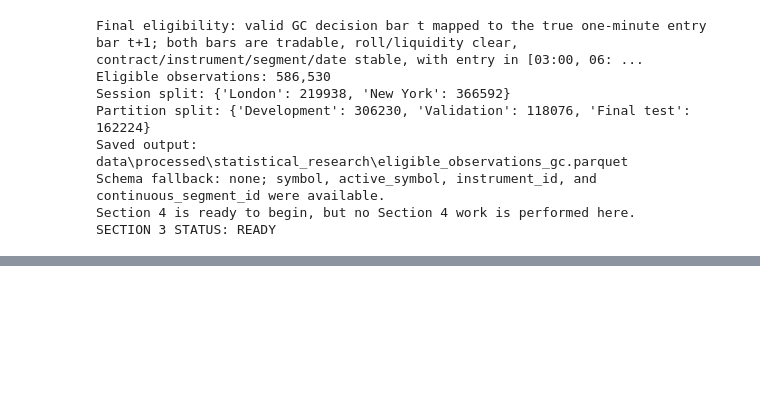
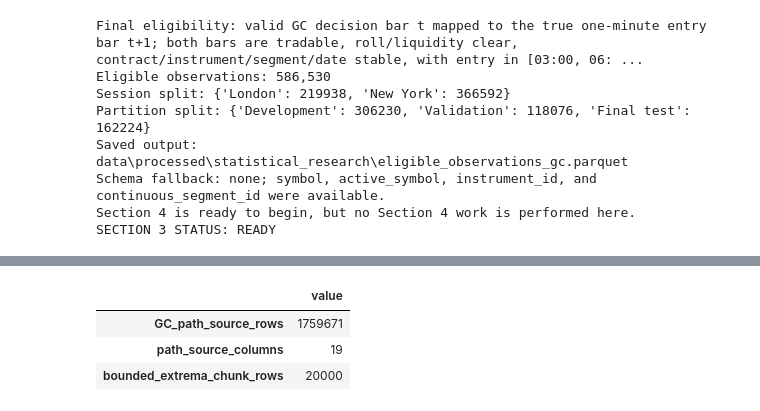
Before and after one commit to Abond1234/GC-1m-OHLCV-QUANTITATIVE-ANALYSIS, a Jupyter notebook: notebooks/exploration/statistical_feature_research.ipynb, the cells around one changed output, grey strips where cells are left out. Saved outputs shown, nothing was run; the diff lists cells and outputs as text; code cells hidden in the pictures; blank space fills up the shorter version.

```diff
--- a/notebooks/exploration/statistical_feature_research.ipynb
+++ b/notebooks/exploration/statistical_feature_research.ipynb
@@ -1075,7 +1075,7 @@ production_validation_checks = pd.Series(
             .all()
         ),
         "no_entries_during_06_to_07_gap": bool(
-            ~eligible_entry_minute.between(LONDON_END_MINUTE_NY, NEW_YORK_START_MINUTE_NY - 1).any()
+            not eligible_entry_minute.between(LONDON_END_MINUTE_NY, NEW_YORK_START_MINUTE_NY - 1).any()
         ),
         "no_entries_at_or_after_noon": bool(eligible_entry_minute.lt(NEW_YORK_END_MINUTE_NY).all()),
         "same_New_York_date_as_forced_exit": bool(
@@ -1343,0 +1350,53 @@ SECTION 3 STATUS: READY
+# %%
+import io
+import unittest
+
+if str(PROJECT_ROOT) not in sys.path:
+    sys.path.insert(0, str(PROJECT_ROOT))
+
+from src.statistical_research.labels import (
+    EXPANSION_QUANTILE,
+    FORWARD_HORIZONS_MINUTES,
+    GC_TICK_SIZE,
+    LABEL_REASON_CATEGORIES,
+    build_forward_label_table,
+    build_label_availability_report,
+)
+
+assert section_3_ready
+assert FORWARD_HORIZONS_MINUTES == (5, 15, 30, 60, 120, 180)
+assert GC_TICK_SIZE == 0.10
+assert EXPANSION_QUANTILE == 0.80
+EXPECTED_SECTION_4_ROWS = 586_530
+LABEL_CHUNK_SIZE = 20_000
+FORWARD_LABELS_PATH = STATISTICAL_RESEARCH_DATA_DIR / "forward_labels_gc.parquet"
+EXPANSION_THRESHOLDS_PATH = STATISTICAL_RESEARCH_DATA_DIR / "forward_label_expansion_thresholds_gc.parquet"
+
+SECTION_4_SOURCE_COLUMNS = [
+    "ts_event_utc", "ts_event_ny", "trade_date_ny", "product", "symbol",
+    "active_symbol", "instrument_id", "continuous_segment_id",
+    "open", "high", "low", "close", "tradable_research_flag",
+    "roll_window_flag", "roll_window_type", "low_liquidity_active_day_flag",
+    "low_liquidity_warning_flag", "rolling_atr_20m",
+]
+TRUSTED_SAMPLE_INDEX = np.linspace(0, len(research_bars) - 1, 11, dtype=np.int64)
+trusted_research_bars_signature = {
+    "object_id": id(research_bars),
+    "shape": research_bars.shape,
+    "columns": tuple(research_bars.columns),
+    "dtypes": tuple(map(str, research_bars.dtypes)),
+    "sample_hash": int(pd.util.hash_pandas_object(research_bars.iloc[TRUSTED_SAMPLE_INDEX], index=True).sum()),
+}
+gc_path_source = research_bars.loc[gc_source_mask, SECTION_4_SOURCE_COLUMNS].copy()
+gc_path_source.insert(0, "source_row_id", pd.array(gc_source_row_ids, dtype="int64[pyarrow]"))
+assert len(gc_path_source) == EXPECTED_ROW_COUNTS[PRIMARY_RESEARCH_PRODUCT]
+assert gc_path_source["source_row_id"].is_unique and gc_path_source["source_row_id"].is_monotonic_increasing
+assert set(gc_path_source["product"].unique().tolist()) == {"GC"}
+display(pd.Series({"GC_path_source_rows": len(gc_path_source),
+                   "path_source_columns": gc_path_source.shape[1],
+                   "bounded_extrema_chunk_rows": LABEL_CHUNK_SIZE}, name="value").to_frame())
+# %% [output]
+|  | value |
+| GC_path_source_rows | 1759671 |
+| path_source_columns | 19 |
+| bounded_extrema_chunk_rows | 20000 |
```
Also changed, not shown: parts of 15 cells of this notebook, 4 other files.
